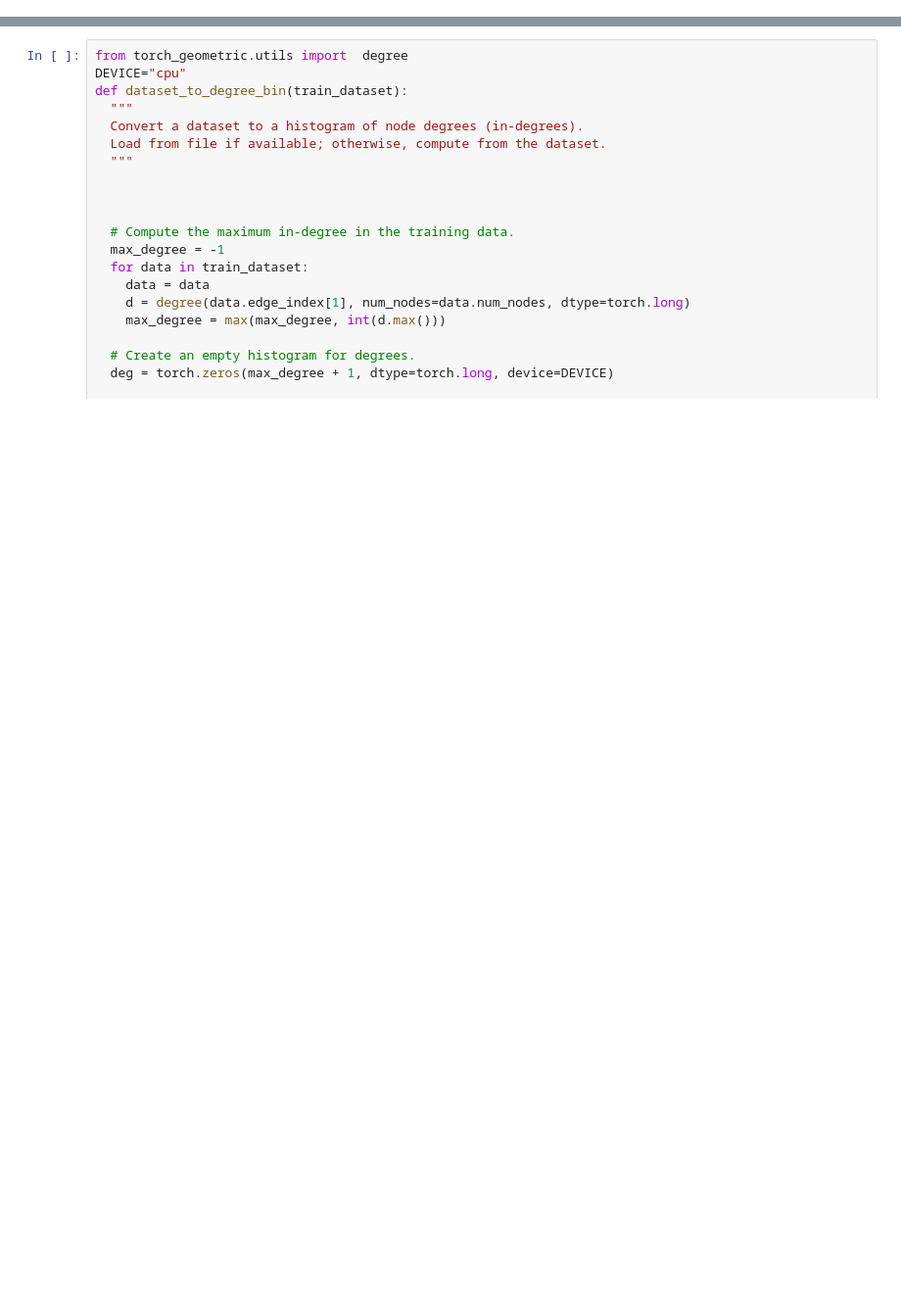
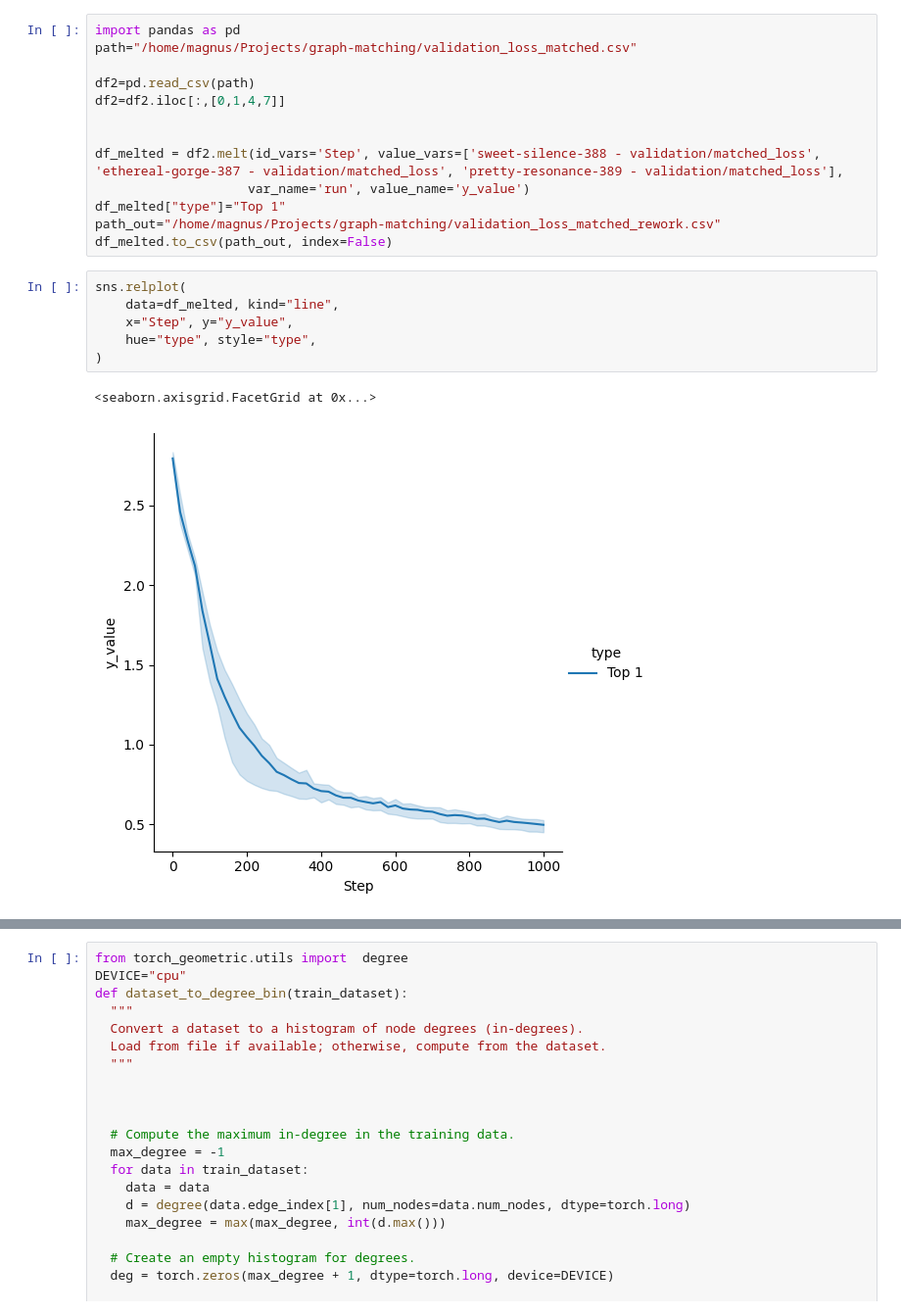
Before and after one commit to mcunow/graph-matching, a Jupyter notebook: src/main.ipynb, the cells around one changed output, grey strips where cells are left out. Shown at 98% size. Cells and saved outputs as stored; diff of their text form; blank space fills up the shorter version.

```diff
--- a/src/main.ipynb
+++ b/src/main.ipynb
@@ -245,0 +271,22 @@ def compute_gradients(model):
+# %%
+import pandas as pd
+path="/home/magnus/Projects/graph-matching/validation_loss_matched.csv"
+
+df2=pd.read_csv(path)
+df2=df2.iloc[:,[0,1,4,7]]
+
+
+df_melted = df2.melt(id_vars='Step', value_vars=['sweet-silence-388 - validation/matched_loss', 'ethereal-gorge-387 - validation/matched_loss', 'pretty-resonance-389 - validation/matched_loss'],
+                    var_name='run', value_name='y_value')
+df_melted["type"]="Top 1"
+path_out="/home/magnus/Projects/graph-matching/validation_loss_matched_rework.csv"
+df_melted.to_csv(path_out, index=False)
+# %%
+sns.relplot(
+    data=df_melted, kind="line",
+    x="Step", y="y_value",
+    hue="type", style="type",
+)
+# %% [output]
+<seaborn.axisgrid.FacetGrid at 0x...>
+[figure, added]
```
Also changed, not shown: parts of 110 cells of this notebook, 14 other files.
